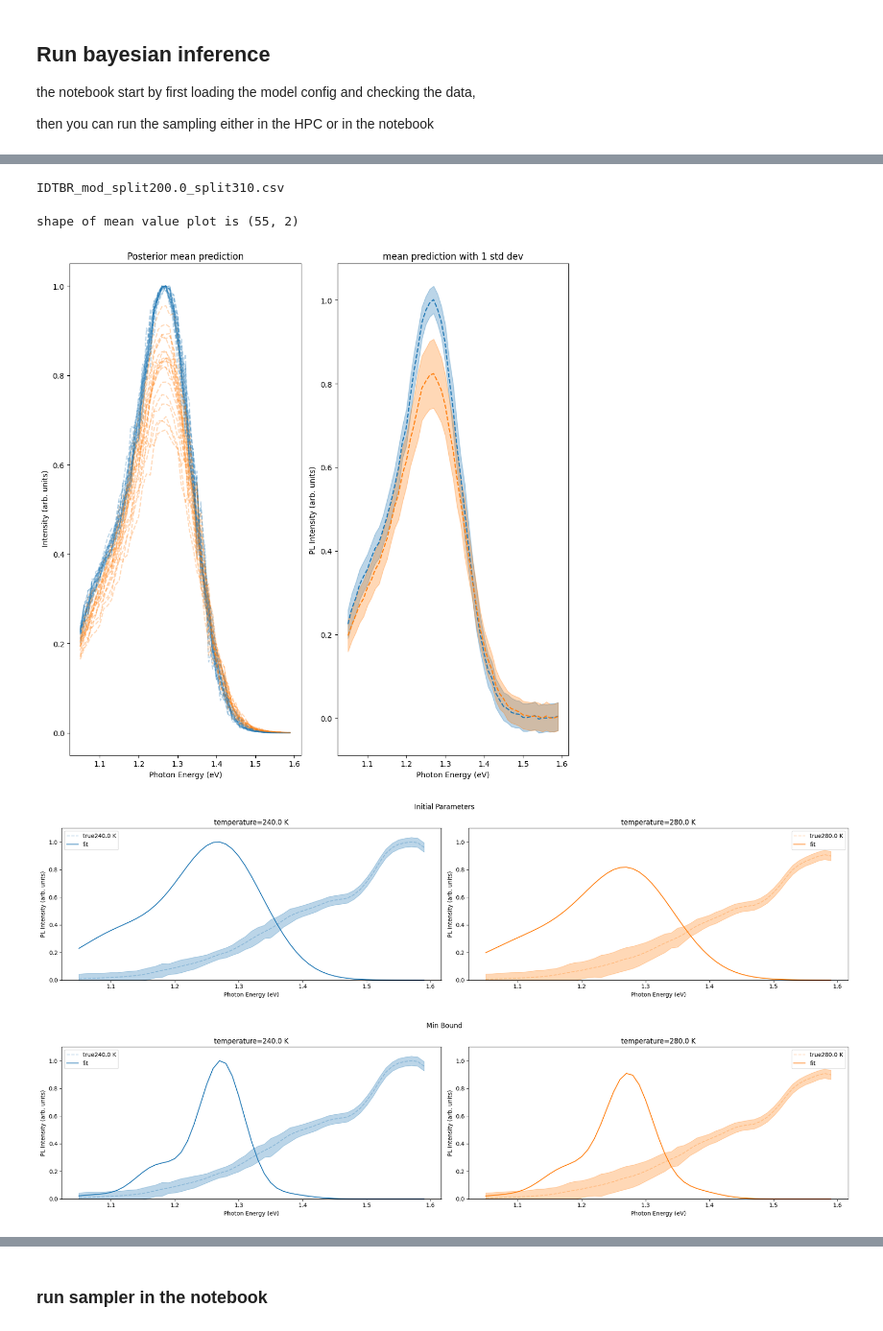
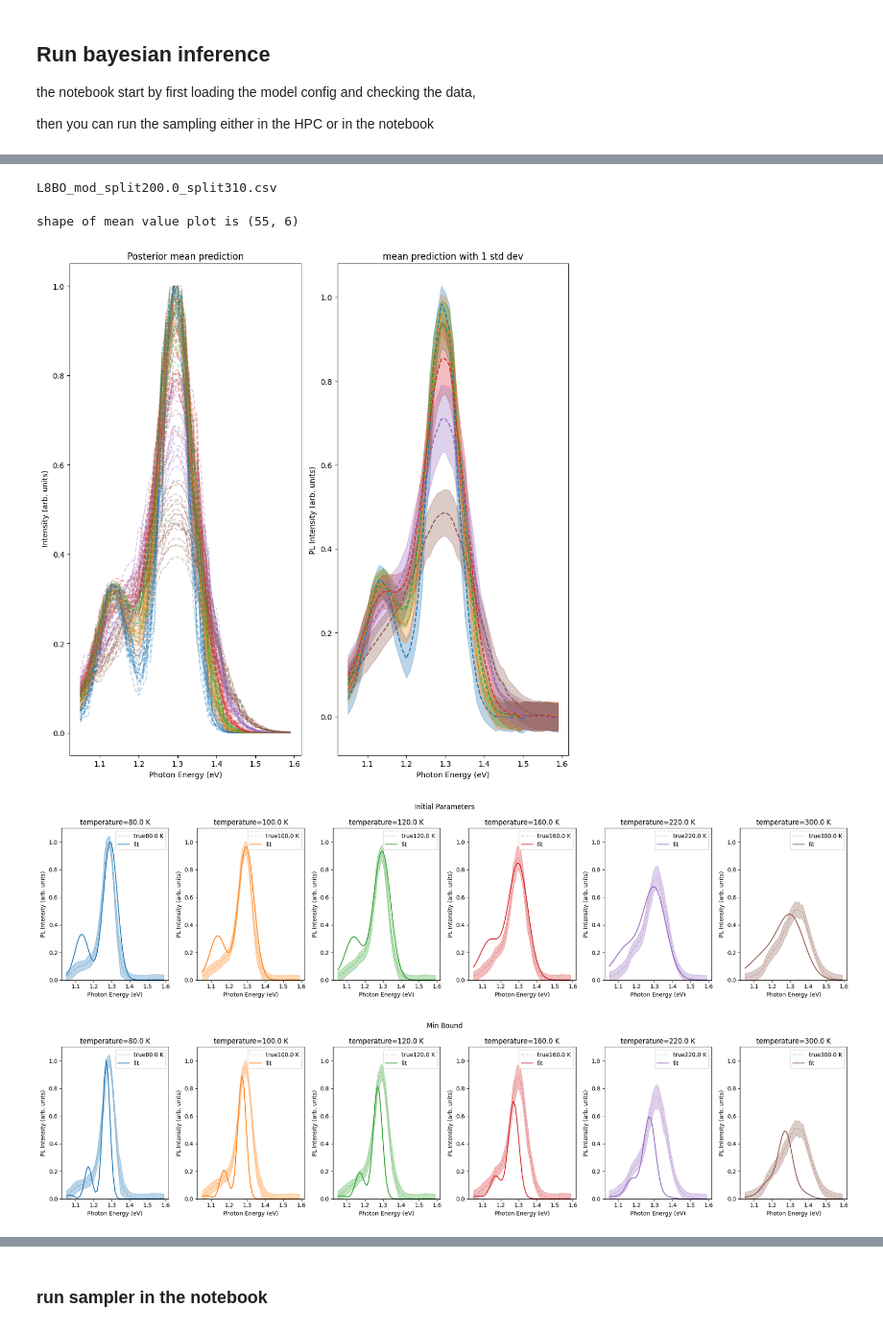
Before and after one commit to mohammedazzouzi15/pl_temp_fit, a Jupyter notebook: notebook/1_run_sampling_PL.ipynb, the cells around one changed output, grey strips where cells are left out. Shown at 96% size. Drawn from its saved outputs; the diff is of its cells as text; code cells hidden in the pictures.

```diff
--- a/notebook/1_run_sampling_PL.ipynb
+++ b/notebook/1_run_sampling_PL.ipynb
@@ -28,12 +24,13 @@ os.chdir('/home/mohammed/Work/pl_temp_fit/')
 #os.chdir('C:\\Users\\ma11115\\OneDrive - Imperial College London\\pl_temp_fit')
 # %%
 # get test_ids in the database
-model_config_files = glob.glob('fit_experimental_emcee_PL/fit_data_base/*.json')
+path_database = Path("fit_experimental_emcee_pl/fit_data_base/")
+model_config_files = list(path_database.glob("*.json"))
 test_id_list = []
 for id,model_config_file in enumerate(model_config_files):
     print(id,model_config_file)
-    test_id = model_config_file.split('/')[-1].replace('.json','')
+    test_id = model_config_file.name.replace(".json","")
     test_id_list.append(test_id)
-    model_config,model_config_save = config_utils.load_model_config(test_id, database_folder = "fit_experimental_emcee_PL/fit_data_base/")
-    print(model_config_save['csv_name_PL'].split('/')[-1])
+    model_config,model_config_save = config_utils.load_model_config(test_id, database_folder = path_database)
+    print(model_config_save["csv_name_pl"].split("/")[-1])
 # %% [output]
@@ -50,23 +49,25 @@ S3-Y6DIB-brilliantmat-sameday_mod_split200.0_split310_mod_split200.0_split310_mo
 # %%
 import importlib
+
 importlib.reload(config_utils)
-test_id = test_id_list[0]
-model_config,model_config_save = config_utils.load_model_config(test_id, database_folder = "fit_experimental_emcee_PL/fit_data_base/")
-csv_name = model_config_save['csv_name_PL']
-print(model_config_save['csv_name_PL'].split('/')[-1])
+test_id = test_id_list[2]
+model_config,model_config_save = config_utils.load_model_config(test_id, database_folder = path_database)
+csv_name = model_config_save["csv_name_pl"]
+print(model_config_save["csv_name_pl"].split("/")[-1])
 # %% [output]
-IDTBR_mod_split200.0_split310.csv
+L8BO_mod_split200.0_split310.csv
 # %%
 # plot the results with initial parameters
 # and the maximum and minumum bounds
-from pl_temp_fit import fit_PL_utils
 import importlib
 
-importlib.reload(fit_PL_utils)
+from pl_temp_fit import fit_pl_utils
 
-fit_PL_utils.plot_fit_limits(model_config,model_config_save)
+importlib.reload(fit_pl_utils)
+
+fit_pl_utils.plot_fit_limits(model_config,model_config_save)
 # %% [output]
-shape of mean value plot is (55, 2)
+shape of mean value plot is (55, 6)
-[figure, old version]
+[figure, new version]
-[figure, old version]
+[figure, new version]
-[figure, old version]
+[figure, new version]
```
Also changed, not shown: parts of 10 cells of this notebook, 52 other files.
